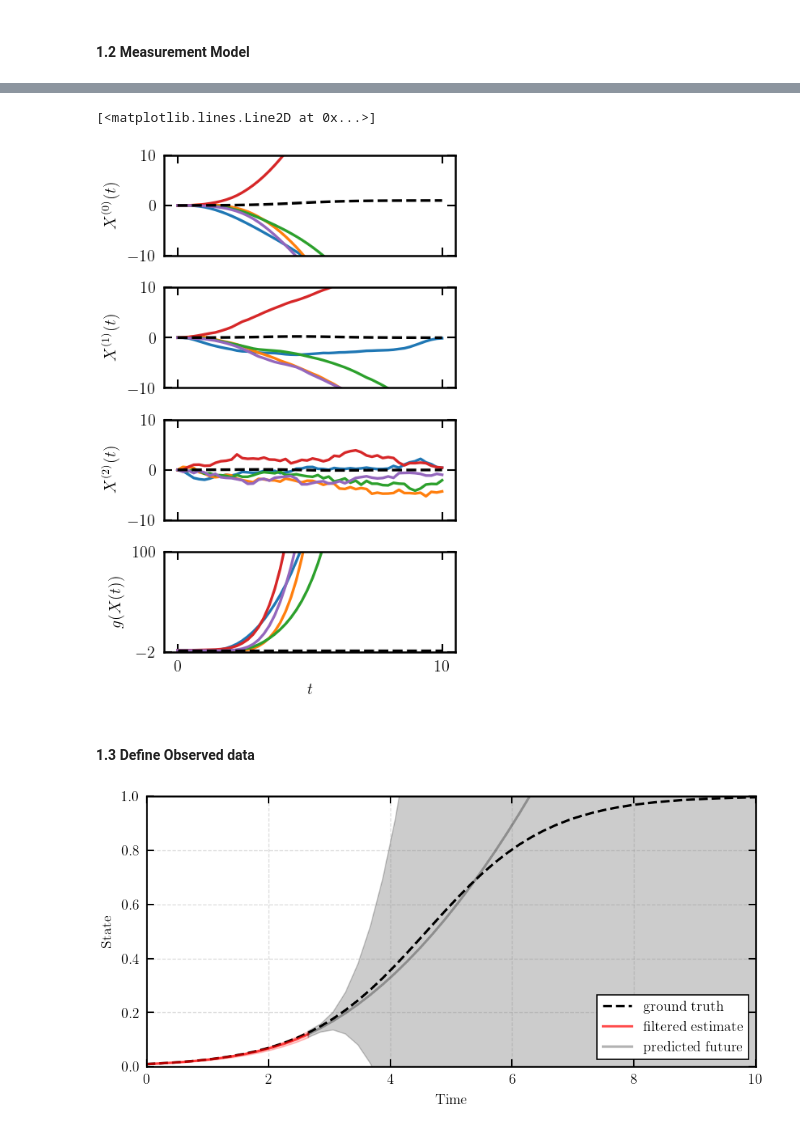
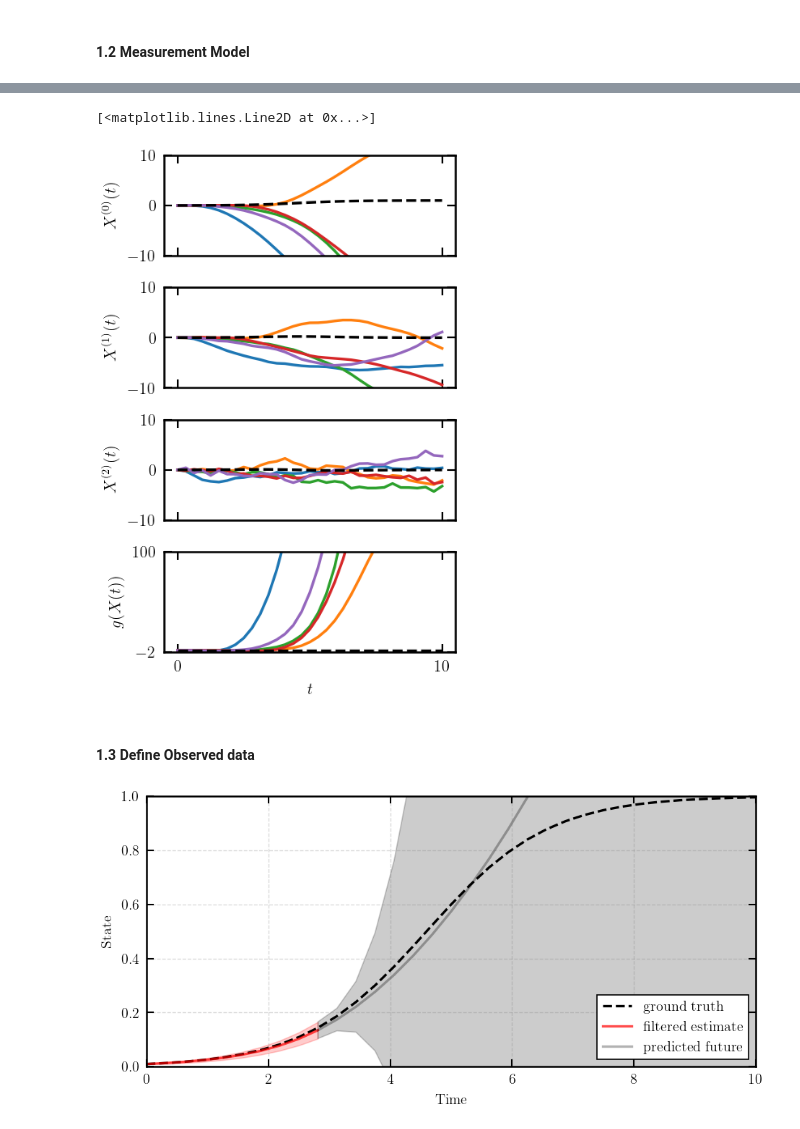
Before and after one commit to paufisch/ode_filters, a Jupyter notebook: diffeq_playground.ipynb, the cells around one changed output, grey strips where cells are left out. Cells and saved outputs as stored; diff of their text form; code cells hidden in the pictures.

```diff
--- a/diffeq_playground.ipynb
+++ b/diffeq_playground.ipynb
@@ -98,7 +96,7 @@ x_prime_exact = lambda t: (1 / 0.01 - 1) * np.exp(-t) / (1 + (1 / 0.01 - 1) * np
 x_prime_prime_exact = lambda t: x_exact(t)*(1-x_exact(t))*(1-2*x_exact(t))
 
 t0, t1 = 0.0, 10.0
-N = 50
+N = 33
 ts = np.linspace(t0, t1, num=N, endpoint=True)
 t = np.linspace(t0, t1, 100, endpoint=True) #for visualization purpose exact solution
 h = (t1 - t0) / N
@@ -257,7 +255,7 @@ axs[2].plot(ts, x_prime_prime_exact(ts), color="black", linestyle='--', label="g
 axs[3].plot(ts, x_prime_exact(ts) - x_exact(ts)*(1-x_exact(ts)), color="black", linestyle='--', label="ground truth")
 # %% [output]
 [<matplotlib.lines.Line2D at 0x...>]
-[figure, old version]
+[figure, new version]
 # %% [markdown]
 #### 1.3 Define Observed data
 # %%
@@ -270,11 +268,11 @@ A_h = A(h)
 Q_h = Q(h)
 R_h = np.array([[0.0]])
 # %%
-step = 13
+step = 9
 m_projected, P_projected, m_future_projected, P_future_projected = extended_kalman_filter(step, N, mu_0, Sigma_0, A_h, Q_h, R_h, z_sequence, g, jacobian_g)
 plot_kalman_filter(step, ts, m_projected, P_projected, m_future_projected, P_future_projected, x_exact(ts), x_lim=[0,10], y_lim = [0,1], loc_pos='lower right')
 # %% [output]
-[figure, old version]
+[figure, new version]
 # %%
 #function that plots the full ODE-Filter output!
 # %%
```
Also changed, not shown: parts of 9 cells of this notebook, 1 other file.
